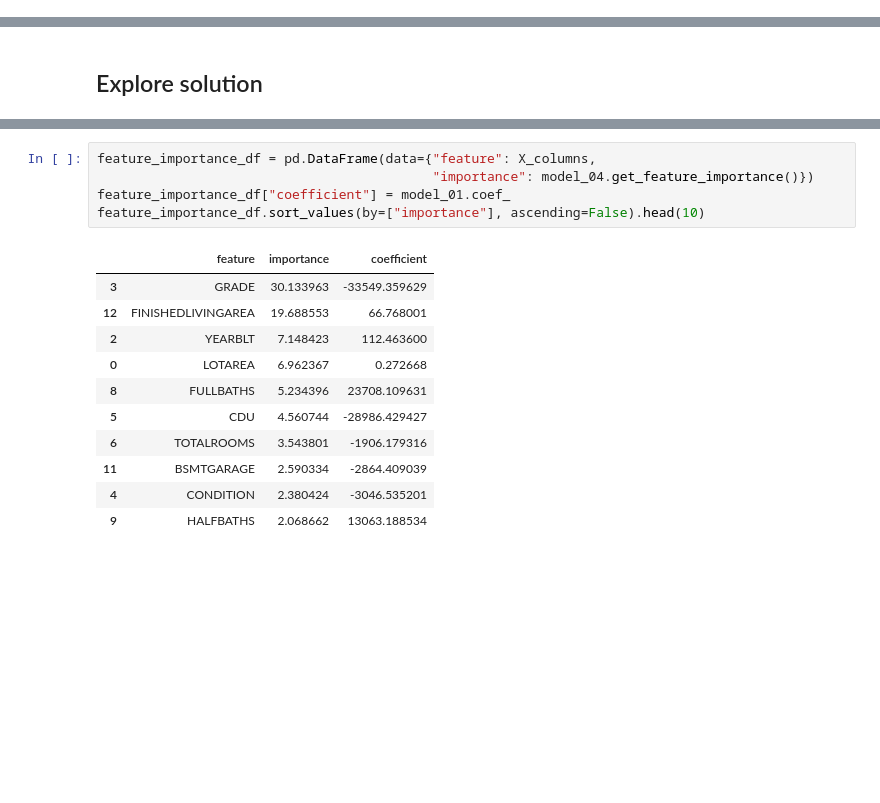
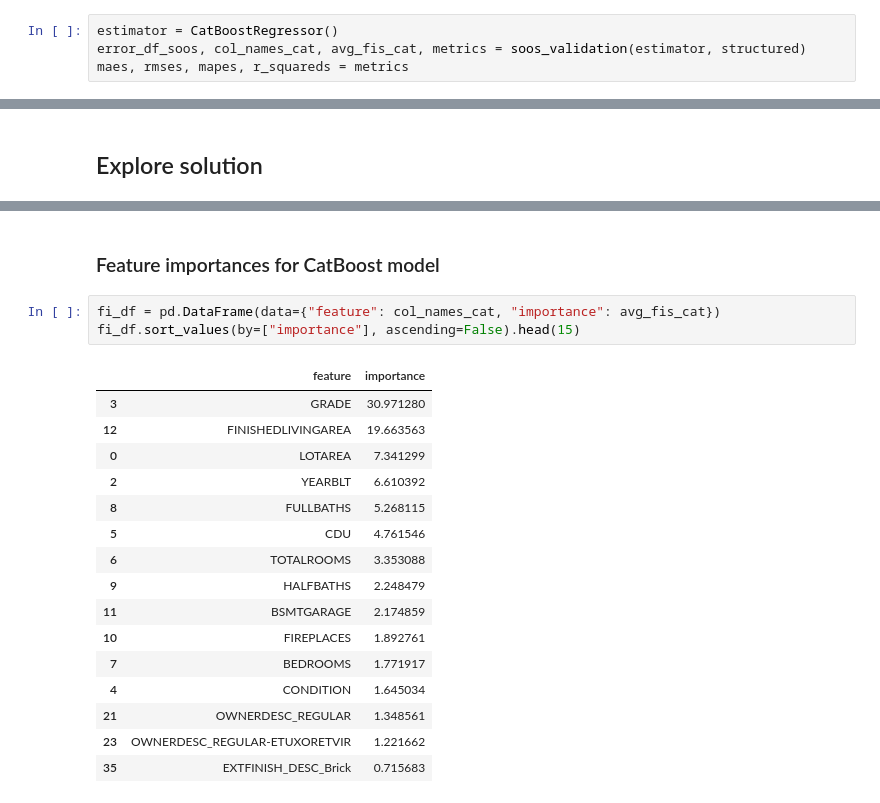
Before and after one commit to tim-heuwinkel/wikipedia-real-estate, a Jupyter notebook: ML_basic.ipynb, the cells around one changed output, grey strips where cells are left out. Cells and saved outputs as stored; diff of their text form; blank space fills up the shorter version.

```diff
--- a/ML_basic.ipynb
+++ b/ML_basic.ipynb
@@ -406,0 +302,4 @@ R^2:  0.883
+# %%
+estimator = CatBoostRegressor()
+error_df_soos, col_names_cat, avg_fis_cat, metrics = soos_validation(estimator, structured)
+maes, rmses, mapes, r_squareds = metrics
@@ -437,17 +412,22 @@ Feature importance of best model
+# %% [markdown]
+### Feature importances for CatBoost model
 # %%
-feature_importance_df = pd.DataFrame(data={"feature": X_columns,
-                                           "importance": model_04.get_feature_importance()})
-feature_importance_df["coefficient"] = model_01.coef_
-feature_importance_df.sort_values(by=["importance"], ascending=False).head(10)
+fi_df = pd.DataFrame(data={"feature": col_names_cat, "importance": avg_fis_cat})
+fi_df.sort_values(by=["importance"], ascending=False).head(15)
 # %% [output]
-|  | feature | importance | coefficient |
-| 3 | GRADE | 30.133963 | -33549.359629 |
-| 12 | FINISHEDLIVINGAREA | 19.688553 | 66.768001 |
-| 2 | YEARBLT | 7.148423 | 112.463600 |
-| 0 | LOTAREA | 6.962367 | 0.272668 |
-| 8 | FULLBATHS | 5.234396 | 23708.109631 |
-| 5 | CDU | 4.560744 | -28986.429427 |
-| 6 | TOTALROOMS | 3.543801 | -1906.179316 |
-| 11 | BSMTGARAGE | 2.590334 | -2864.409039 |
-| 4 | CONDITION | 2.380424 | -3046.535201 |
-| 9 | HALFBATHS | 2.068662 | 13063.188534 |
+|  | feature | importance |
+| 3 | GRADE | 30.971280 |
+| 12 | FINISHEDLIVINGAREA | 19.663563 |
+| 0 | LOTAREA | 7.341299 |
+| 2 | YEARBLT | 6.610392 |
+| 8 | FULLBATHS | 5.268115 |
+| 5 | CDU | 4.761546 |
+| 6 | TOTALROOMS | 3.353088 |
+| 9 | HALFBATHS | 2.248479 |
+| 11 | BSMTGARAGE | 2.174859 |
+| 10 | FIREPLACES | 1.892761 |
+| 7 | BEDROOMS | 1.771917 |
+| 4 | CONDITION | 1.645034 |
+| 21 | OWNERDESC_REGULAR | 1.348561 |
+| 23 | OWNERDESC_REGULAR-ETUXORETVIR | 1.221662 |
+| 35 | EXTFINISH_DESC_Brick | 0.715683 |
```
Also changed, not shown: parts of 57 cells of this notebook, 19 other files.
